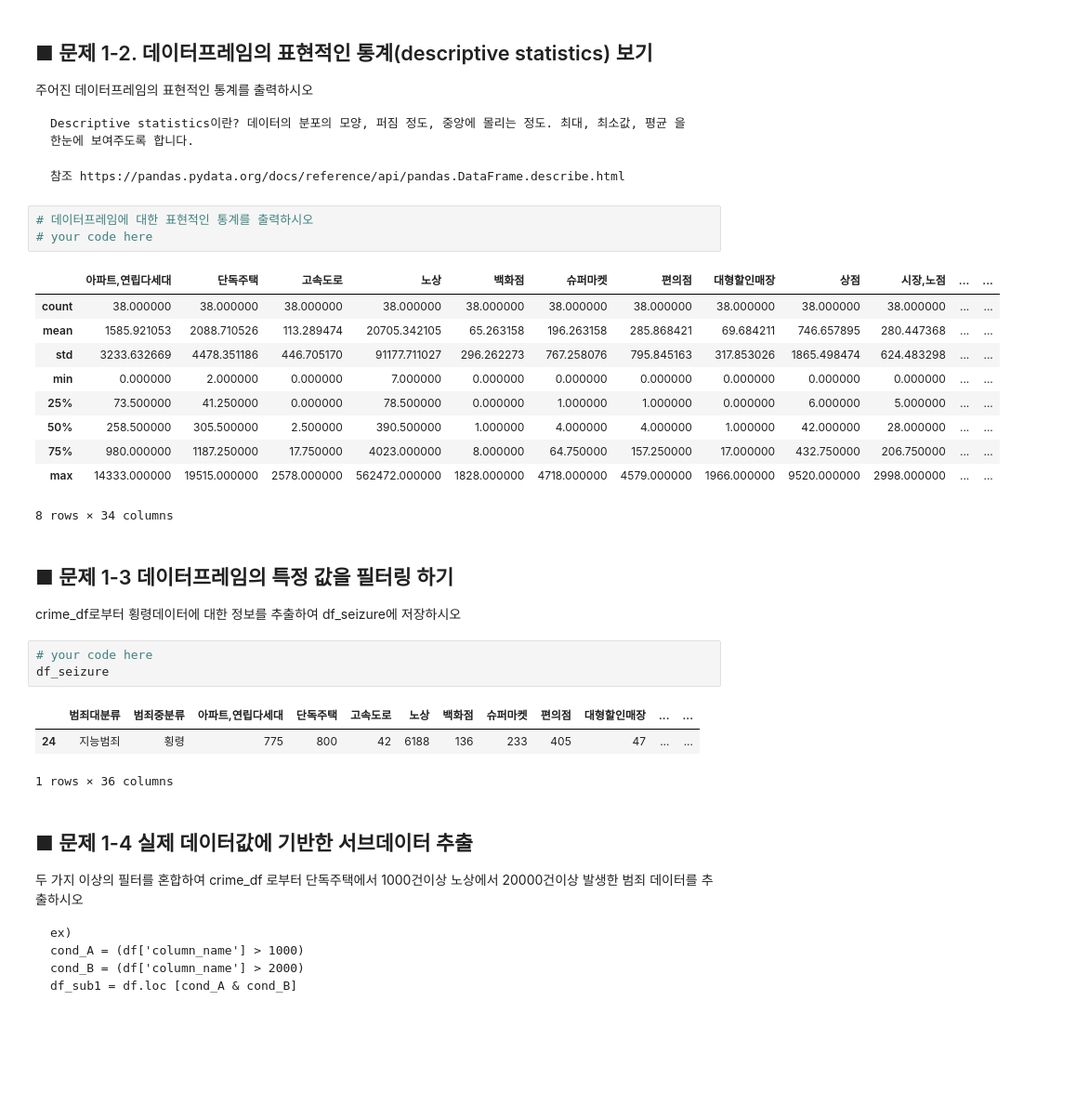
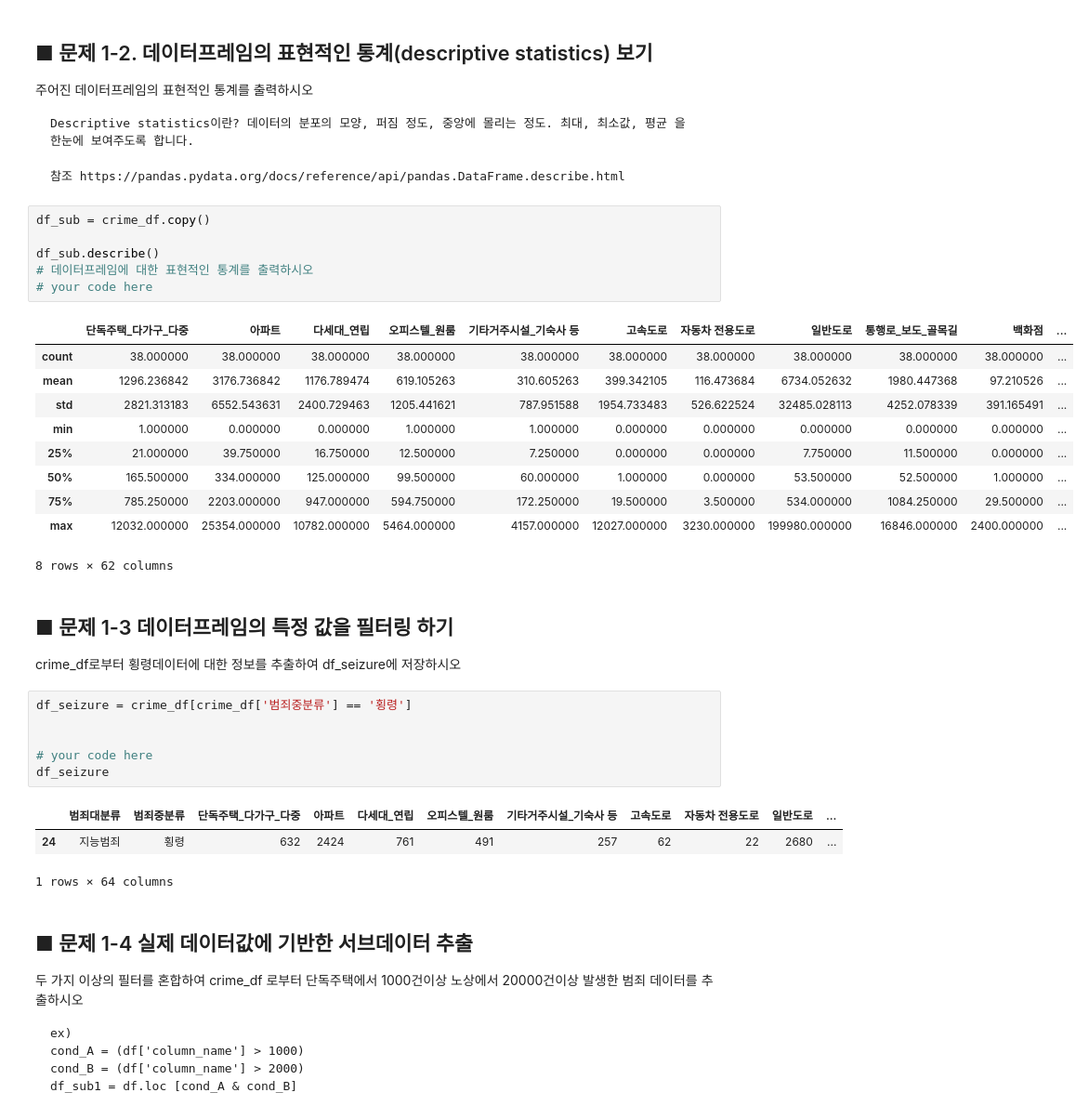
Before and after one commit to Kim-dingdong/dataframe-goodgoodgood, a Jupyter notebook: 이산수학 문제 답.ipynb, the cells around one changed output. Shown: that part at 93% size. Drawn from its saved outputs; the diff is of its cells as text; blank space fills up the shorter version.

````diff
--- a/이산수학 문제 답.ipynb
+++ b/이산수학 문제 답.ipynb
@@ -119,29 +120,35 @@ Descriptive statistics이란? 데이터의 분포의 모양, 퍼짐 정도, 중
 참조 https://pandas.pydata.org/docs/reference/api/pandas.DataFrame.describe.html
 ```
 # %%
+df_sub = crime_df.copy()
+
+df_sub.describe()
 # 데이터프레임에 대한 표현적인 통계를 출력하시오
 # your code here
 # %% [output]
-|  | 아파트,연립다세대 | 단독주택 | 고속도로 | 노상 | 백화점 | 슈퍼마켓 | 편의점 | 대형할인매장 | 상점 | 시장,노점 | ... | ... |
-| count | 38.000000 | 38.000000 | 38.000000 | 38.000000 | 38.000000 | 38.000000 | 38.000000 | 38.000000 | 38.000000 | 38.000000 | ... | ... |
-| mean | 1585.921053 | 2088.710526 | 113.289474 | 20705.342105 | 65.263158 | 196.263158 | 285.868421 | 69.684211 | 746.657895 | 280.447368 | ... | ... |
-| std | 3233.632669 | 4478.351186 | 446.705170 | 91177.711027 | 296.262273 | 767.258076 | 795.845163 | 317.853026 | 1865.498474 | 624.483298 | ... | ... |
-| min | 0.000000 | 2.000000 | 0.000000 | 7.000000 | 0.000000 | 0.000000 | 0.000000 | 0.000000 | 0.000000 | 0.000000 | ... | ... |
-| 25% | 73.500000 | 41.250000 | 0.000000 | 78.500000 | 0.000000 | 1.000000 | 1.000000 | 0.000000 | 6.000000 | 5.000000 | ... | ... |
-| 50% | 258.500000 | 305.500000 | 2.500000 | 390.500000 | 1.000000 | 4.000000 | 4.000000 | 1.000000 | 42.000000 | 28.000000 | ... | ... |
-| 75% | 980.000000 | 1187.250000 | 17.750000 | 4023.000000 | 8.000000 | 64.750000 | 157.250000 | 17.000000 | 432.750000 | 206.750000 | ... | ... |
-| max | 14333.000000 | 19515.000000 | 2578.000000 | 562472.000000 | 1828.000000 | 4718.000000 | 4579.000000 | 1966.000000 | 9520.000000 | 2998.000000 | ... | ... |
+|  | 단독주택_다가구_다중 | 아파트 | 다세대_연립 | 오피스텔_원룸 | 기타거주시설_기숙사 등 | 고속도로 | 자동차 전용도로 | 일반도로 | 통행로_보도_골목길 | 백화점 | ... |
+| count | 38.000000 | 38.000000 | 38.000000 | 38.000000 | 38.000000 | 38.000000 | 38.000000 | 38.000000 | 38.000000 | 38.000000 | ... |
+| mean | 1296.236842 | 3176.736842 | 1176.789474 | 619.105263 | 310.605263 | 399.342105 | 116.473684 | 6734.052632 | 1980.447368 | 97.210526 | ... |
+| std | 2821.313183 | 6552.543631 | 2400.729463 | 1205.441621 | 787.951588 | 1954.733483 | 526.622524 | 32485.028113 | 4252.078339 | 391.165491 | ... |
+| min | 1.000000 | 0.000000 | 0.000000 | 1.000000 | 1.000000 | 0.000000 | 0.000000 | 0.000000 | 0.000000 | 0.000000 | ... |
+| 25% | 21.000000 | 39.750000 | 16.750000 | 12.500000 | 7.250000 | 0.000000 | 0.000000 | 7.750000 | 11.500000 | 0.000000 | ... |
+| 50% | 165.500000 | 334.000000 | 125.000000 | 99.500000 | 60.000000 | 1.000000 | 0.000000 | 53.500000 | 52.500000 | 1.000000 | ... |
+| 75% | 785.250000 | 2203.000000 | 947.000000 | 594.750000 | 172.250000 | 19.500000 | 3.500000 | 534.000000 | 1084.250000 | 29.500000 | ... |
+| max | 12032.000000 | 25354.000000 | 10782.000000 | 5464.000000 | 4157.000000 | 12027.000000 | 3230.000000 | 199980.000000 | 16846.000000 | 2400.000000 | ... |
-8 rows × 34 columns
+8 rows × 62 columns
 # %% [markdown]
 ## ■ 문제 1-3 데이터프레임의 특정 값을 필터링 하기
 crime_df로부터 횡령데이터에 대한 정보를 추출하여 df_seizure에 저장하시오
 # %%
+df_seizure = crime_df[crime_df['범죄중분류'] == '횡령']
+
+
 # your code here
 df_seizure
 # %% [output]
-|  | 범죄대분류 | 범죄중분류 | 아파트,연립다세대 | 단독주택 | 고속도로 | 노상 | 백화점 | 슈퍼마켓 | 편의점 | 대형할인매장 | ... | ... |
-| 24 | 지능범죄 | 횡령 | 775 | 800 | 42 | 6188 | 136 | 233 | 405 | 47 | ... | ... |
+|  | 범죄대분류 | 범죄중분류 | 단독주택_다가구_다중 | 아파트 | 다세대_연립 | 오피스텔_원룸 | 기타거주시설_기숙사 등 | 고속도로 | 자동차 전용도로 | 일반도로 | ... |
+| 24 | 지능범죄 | 횡령 | 632 | 2424 | 761 | 491 | 257 | 62 | 22 | 2680 | ... |
-1 rows × 36 columns
+1 rows × 64 columns
 # %% [markdown]
 ## ■ 문제 1-4 실제 데이터값에 기반한 서브데이터 추출
 두 가지 이상의 필터를 혼합하여 crime_df 로부터 단독주택에서 1000건이상
````
Also changed, not shown: parts of 15 cells of this notebook.
